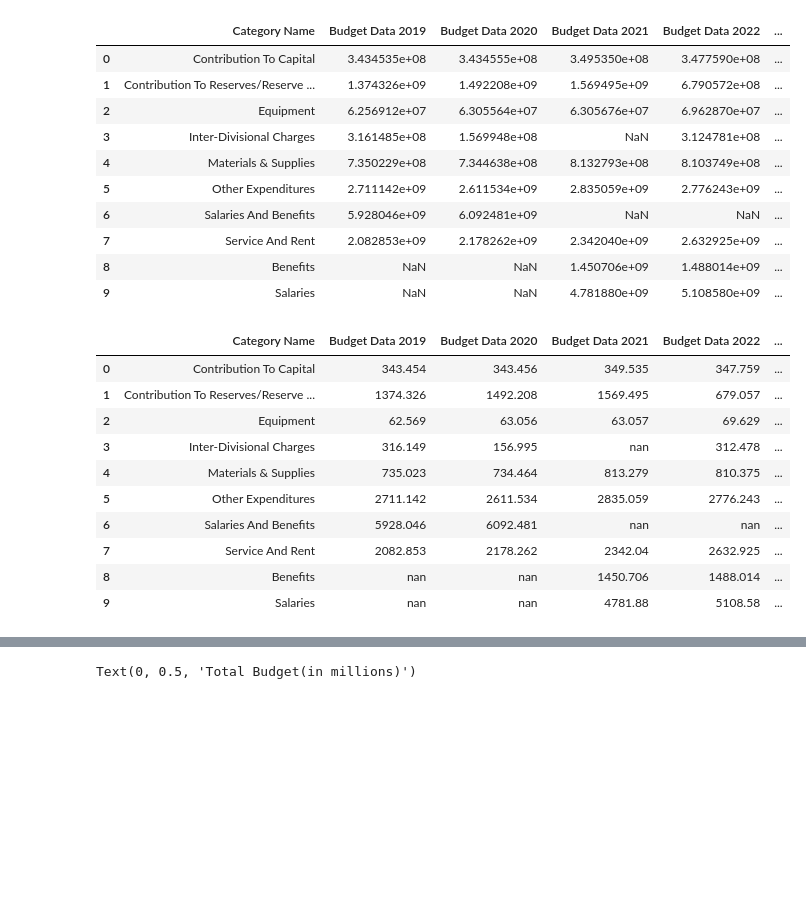
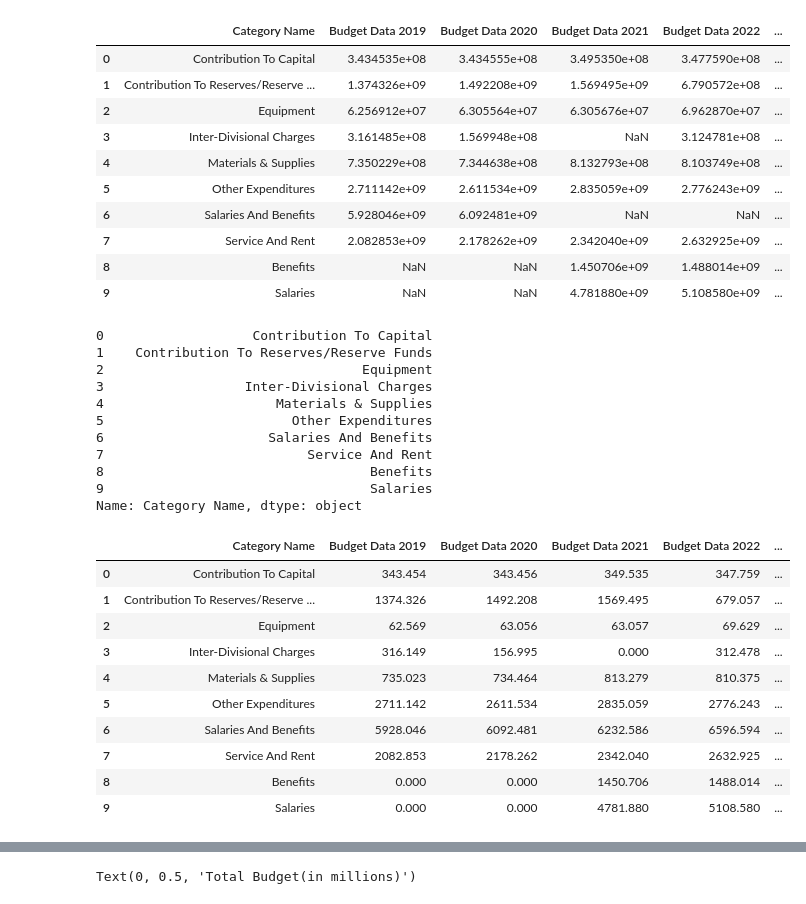
Before and after one commit to aayushgambhir2023/DA-Project-1, a Jupyter notebook: Cat-SubCat Analysis.ipynb, the cells around one changed output, grey strips where cells are left out. Drawn from its saved outputs; the diff is of its cells as text; code cells hidden in the pictures; blank space fills up the shorter version.

```diff
--- a/Cat-SubCat Analysis.ipynb
+++ b/Cat-SubCat Analysis.ipynb
@@ -398,15 +398,47 @@ merged_df_ak_final = merged_df_ak.applymap(divide_and_round_ak)
 
 # Display the DataFrame after division and rounding
 merged_df_ak_final
+
+merged_df_ak_final["Category Name"]
 # %% [output]
-|  | Category Name | Budget Data 2019 | Budget Data 2020 | Budget Data 2021 | Budget Data 2022 | ... |
-| 0 | Contribution To Capital | 343.454 | 343.456 | 349.535 | 347.759 | ... |
-| 1 | Contribution To Reserves/Reserve ... | 1374.326 | 1492.208 | 1569.495 | 679.057 | ... |
-| 2 | Equipment | 62.569 | 63.056 | 63.057 | 69.629 | ... |
-| 3 | Inter-Divisional Charges | 316.149 | 156.995 | nan | 312.478 | ... |
-| 4 | Materials & Supplies | 735.023 | 734.464 | 813.279 | 810.375 | ... |
-| 5 | Other Expenditures | 2711.142 | 2611.534 | 2835.059 | 2776.243 | ... |
-| 6 | Salaries And Benefits | 5928.046 | 6092.481 | nan | nan | ... |
-| 7 | Service And Rent | 2082.853 | 2178.262 | 2342.04 | 2632.925 | ... |
-| 8 | Benefits | nan | nan | 1450.706 | 1488.014 | ... |
-| 9 | Salaries | nan | nan | 4781.88 | 5108.58 | ... |
+0                   Contribution To Capital
+1    Contribution To Reserves/Reserve Funds
+2                                 Equipment
+3                  Inter-Divisional Charges
+4                      Materials & Supplies
+5                        Other Expenditures
+6                     Salaries And Benefits
+7                          Service And Rent
+8                                  Benefits
+9                                  Salaries
+Name: Category Name, dtype: object
+# %%
+# Replace 'nan' strings with actual NaN values
+merged_df_ak_final.replace('nan', pd.NA, inplace=True)
+
+# Replace NaN values with 0
+merged_df_ak_final.fillna(0, inplace=True)
+merged_df_ak_final
+
+# Filter rows for "Salaries" and "Benefits" from the year 2021
+salaries_2021 = merged_df_ak_final.loc[merged_df_ak_final['Category Name'].isin(['Salaries', 'Benefits']), 'Budget Data 2021'].sum()
+salaries_2022 = merged_df_ak_final.loc[merged_df_ak_final['Category Name'].isin(['Salaries', 'Benefits']), 'Budget Data 2022'].sum()
+salaries_2023 = merged_df_ak_final.loc[merged_df_ak_final['Category Name'].isin(['Salaries', 'Benefits']), 'Budget Data 2023'].sum()
+
+# Update the "Salaries And Benefits" column for the year 2021
+merged_df_ak_final.loc[merged_df_ak_final['Category Name'] == 'Salaries And Benefits', 'Budget Data 2021'] = salaries_2021
+merged_df_ak_final.loc[merged_df_ak_final['Category Name'] == 'Salaries And Benefits', 'Budget Data 2022'] = salaries_2022
+merged_df_ak_final.loc[merged_df_ak_final['Category Name'] == 'Salaries And Benefits', 'Budget Data 2023'] = salaries_2023
+merged_df_ak_final
+# %% [output]
+|  | Category Name | Budget Data 2019 | Budget Data 2020 | Budget Data 2021 | Budget Data 2022 | ... |
+| 0 | Contribution To Capital | 343.454 | 343.456 | 349.535 | 347.759 | ... |
+| 1 | Contribution To Reserves/Reserve ... | 1374.326 | 1492.208 | 1569.495 | 679.057 | ... |
+| 2 | Equipment | 62.569 | 63.056 | 63.057 | 69.629 | ... |
+| 3 | Inter-Divisional Charges | 316.149 | 156.995 | 0.000 | 312.478 | ... |
+| 4 | Materials & Supplies | 735.023 | 734.464 | 813.279 | 810.375 | ... |
+| 5 | Other Expenditures | 2711.142 | 2611.534 | 2835.059 | 2776.243 | ... |
+| 6 | Salaries And Benefits | 5928.046 | 6092.481 | 6232.586 | 6596.594 | ... |
+| 7 | Service And Rent | 2082.853 | 2178.262 | 2342.040 | 2632.925 | ... |
+| 8 | Benefits | 0.000 | 0.000 | 1450.706 | 1488.014 | ... |
+| 9 | Salaries | 0.000 | 0.000 | 4781.880 | 5108.580 | ... |
```
Also changed, not shown: parts of 7 cells of this notebook, 1 other file.
